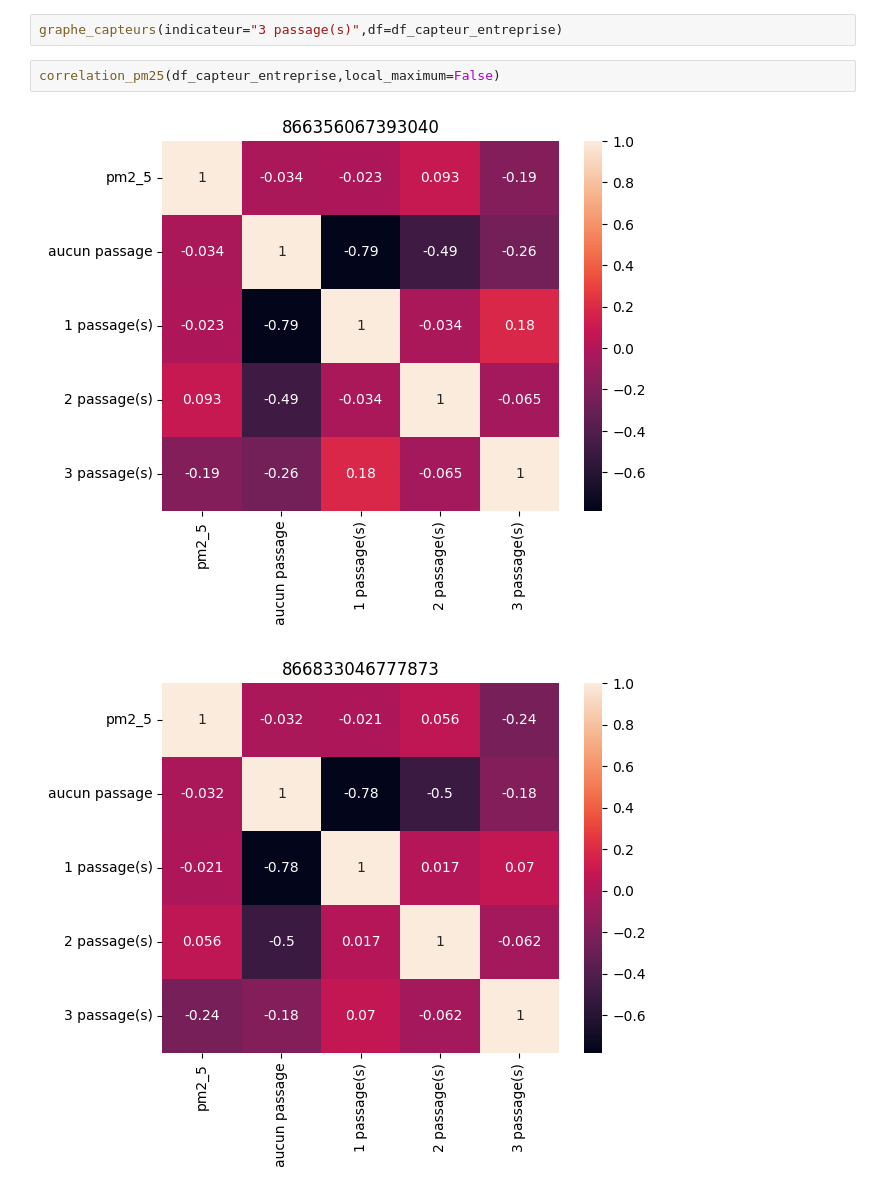
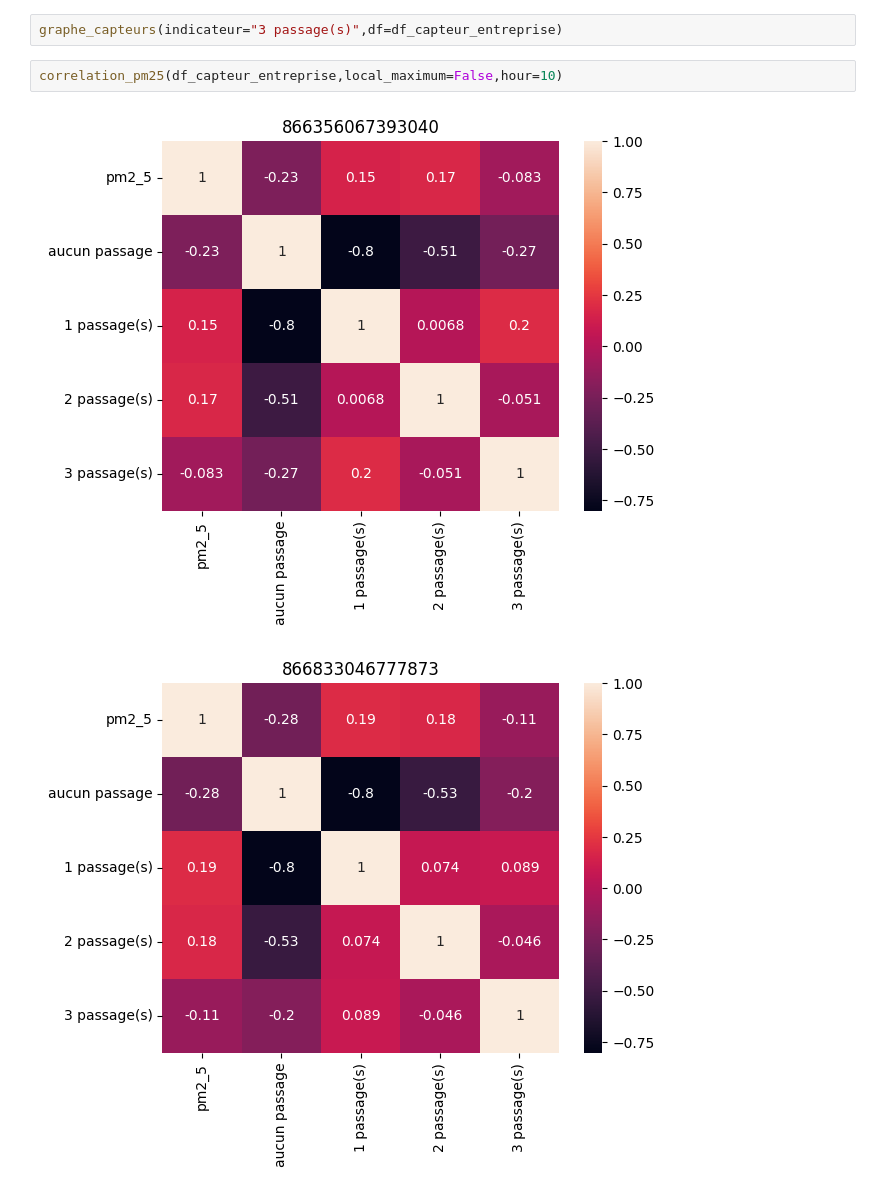
Before and after one commit to eSaleh/P6_Systeme_annotation_donnees_polution, a Jupyter notebook: yolov7-deepsort-tracking/classification_events.ipynb, the cells around one changed output. Drawn from its saved outputs; the diff is of its cells as text.

```diff
--- a/yolov7-deepsort-tracking/classification_events.ipynb
+++ b/yolov7-deepsort-tracking/classification_events.ipynb
@@ -109,7 +109,7 @@ graphe_capteurs(indicateur="2 passage(s)",df=df_capteur_entreprise)
 # %%
 graphe_capteurs(indicateur="3 passage(s)",df=df_capteur_entreprise)
 # %%
-correlation_pm25(df_capteur_entreprise,local_maximum=False)
+correlation_pm25(df_capteur_entreprise,local_maximum=False,hour=10)
 # %% [output]
-[figure, old version]
+[figure, new version]
-[figure, old version]
+[figure, new version]
```
Also changed, not shown: parts of 1 cell of this notebook.
